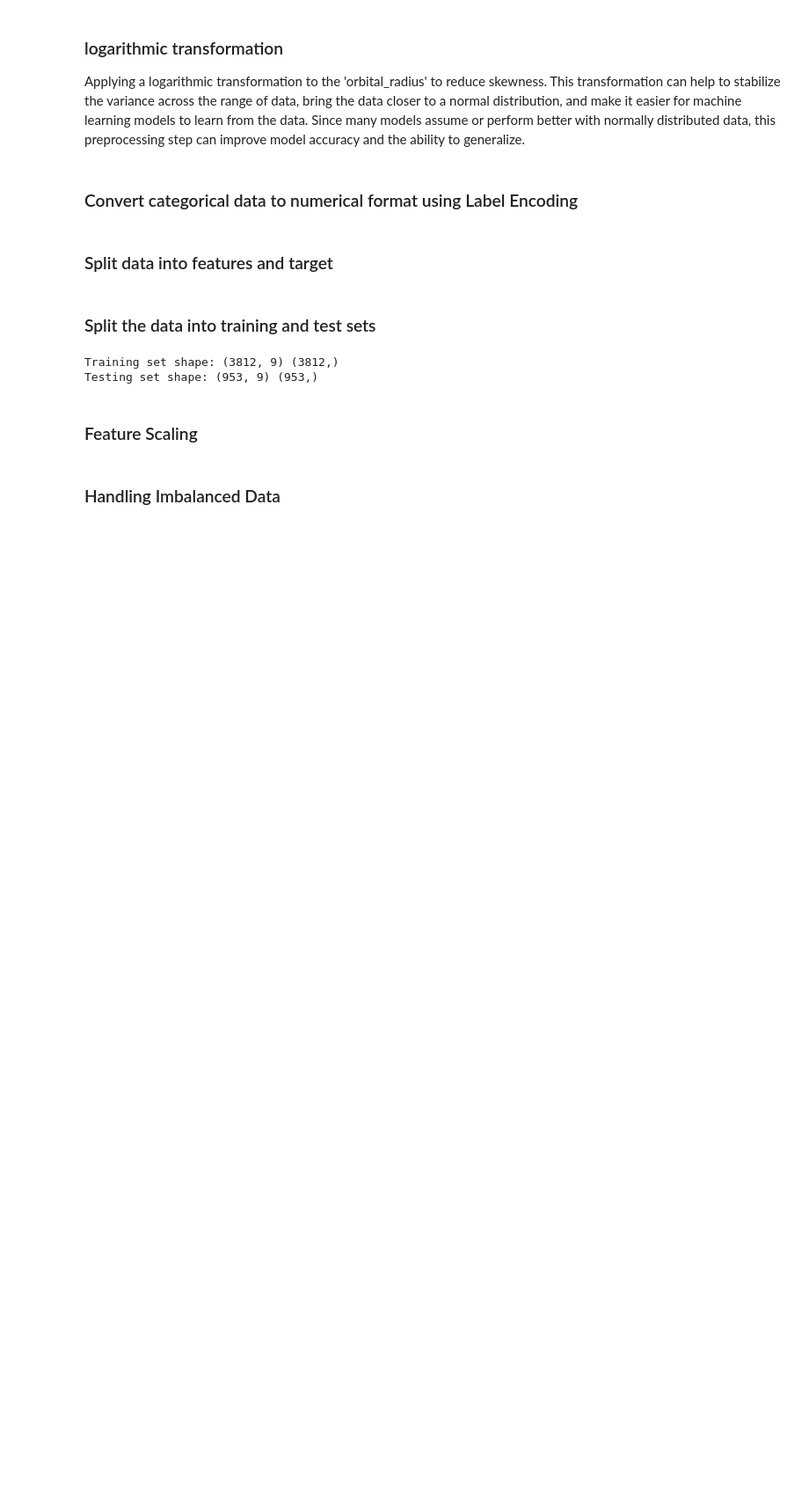
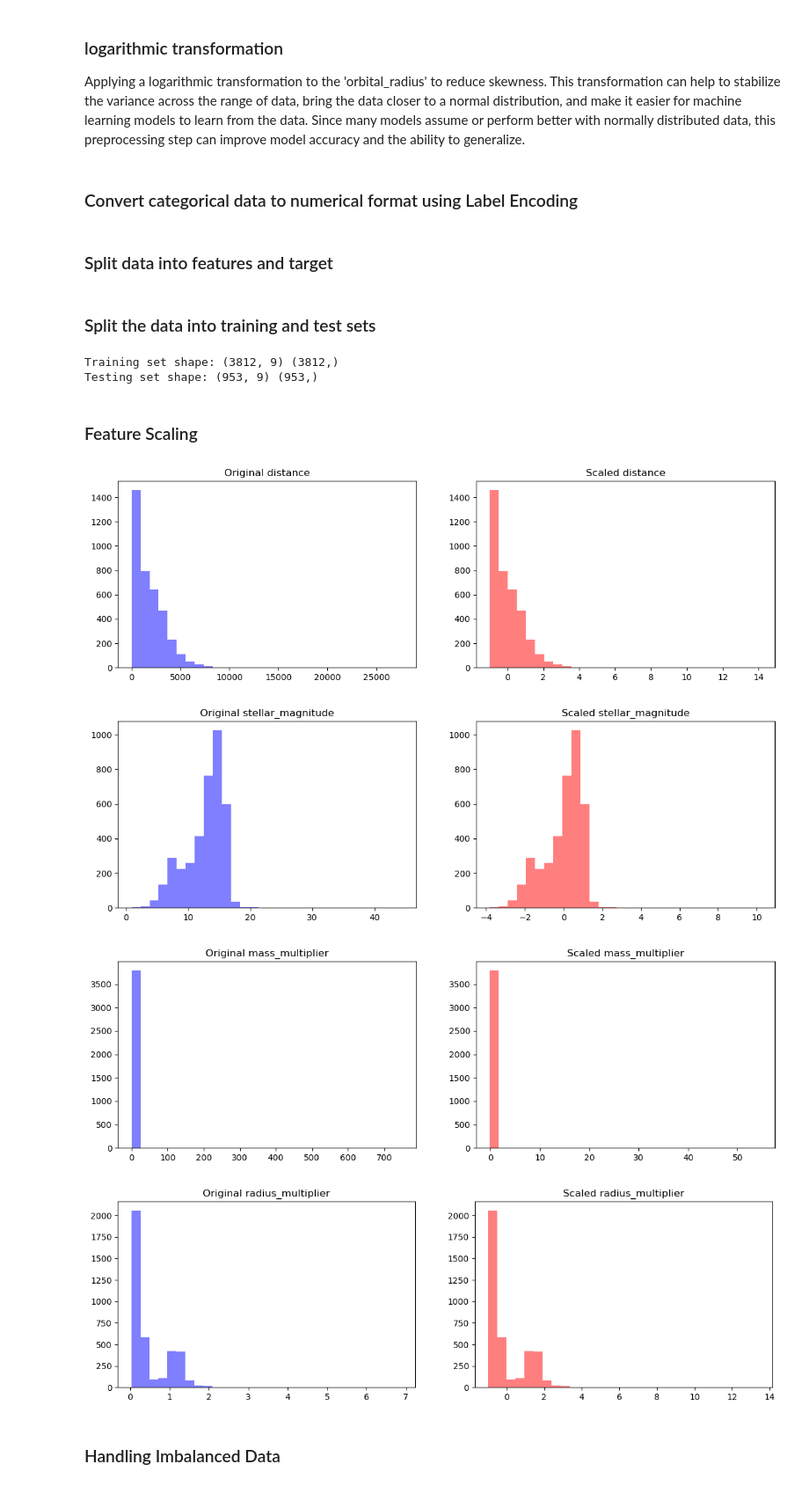
Before and after one commit to adityaanilshukla/Exoplanet-classifier, a Jupyter notebook: exo-planet.ipynb, the cells around one changed output. Shown at 88% size. Cells and saved outputs as stored; diff of their text form; code cells hidden in the pictures; blank space fills up the shorter version.

```diff
--- a/exo-planet.ipynb
+++ b/exo-planet.ipynb
@@ -88,11 +88,15 @@ data.drop(['mass_wrt', 'radius_wrt'], axis=1, inplace=True)
 
 Applying a logarithmic transformation to the 'orbital_radius' to reduce skewness. This transformation can help to stabilize the variance across the range of data, bring the data closer to a normal distribution, and make it easier for machine learning models to learn from the data. Since many models assume or perform better with normally distributed data, this preprocessing step can improve model accuracy and the ability to generalize.
 # %%
-# Apply log transformation to 'orbital_radius' to reduce skewness
+# Apply log transformation to 'orbital_radius' and 'orbital_period' to reduce skewness
 data['orbital_radius_log'] = np.log1p(data['orbital_radius'])
+data['orbital_period_log'] = np.log1p(data['orbital_period'])
 
-# You can now drop the original 'orbital_radius' column if you won't use it anymore
+# drop the original 'orbital_radius' column
 data.drop('orbital_radius', axis=1, inplace=True)
+
+# drop the original 'orbital_period' column
+data.drop('orbital_period', axis=1, inplace=True)
 # %% [markdown]
 ### Convert categorical data to numerical format using Label Encoding
 # %%
@@ -139,6 +143,31 @@ X_test_imputed = imputer.transform(X_test)
 scaler = StandardScaler()
 X_train_scaled = scaler.fit_transform(X_train_imputed)
 X_test_scaled = scaler.transform(X_test_imputed)
+# %%
+# Convert the scaled arrays back into DataFrames
+X_train_scaled_df = pd.DataFrame(X_train_scaled, columns=X_train.columns)
+X_test_scaled_df = pd.DataFrame(X_test_scaled, columns=X_test.columns)
+# %%
+# Visualization function for feature distributions
+def plot_feature_distribution(features):
+    for feature in features:
+        fig, ax = plt.subplots(1, 2, figsize=(14, 4))
+        ax[0].hist(X_train[feature], bins=30, alpha=0.5, color='blue')
+        ax[0].set_title(f'Original {feature}')
+        ax[1].hist(X_train_scaled_df[feature], bins=30, alpha=0.5, color='red')
+        ax[1].set_title(f'Scaled {feature}')
+        plt.show()
+
+# List of features you want to visualize
+features_to_visualize = ['distance', 'stellar_magnitude', 'mass_multiplier', 'radius_multiplier'] # modify as needed
+
+# Plot the distributions before and after scaling
+plot_feature_distribution(features_to_visualize)
+# %% [output]
+[figure, added]
+[figure, added]
+[figure, added]
+[figure, added]
 # %% [markdown]
 ### Handling Imbalanced Data
 # %%
```
Also changed, not shown: parts of 17 cells of this notebook.
